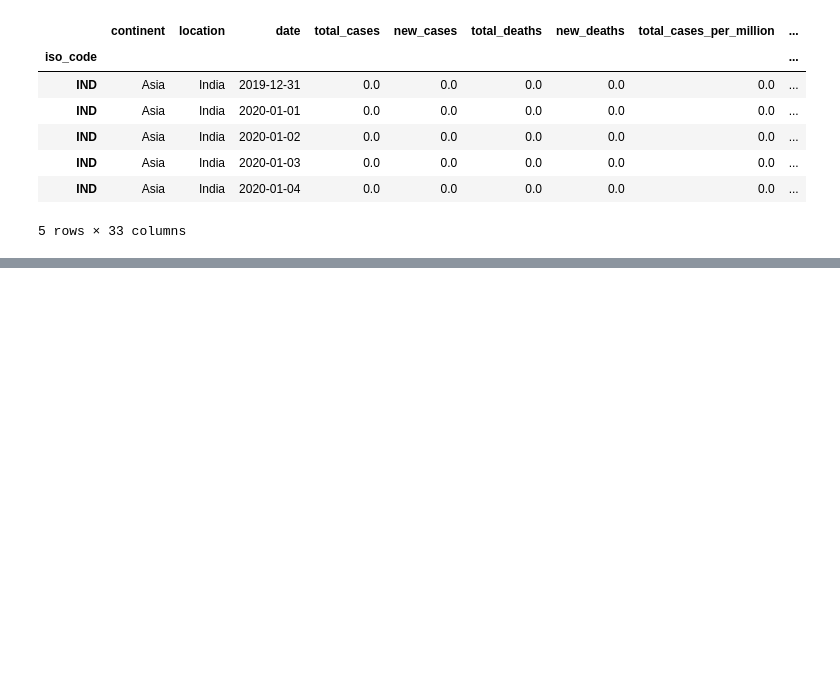
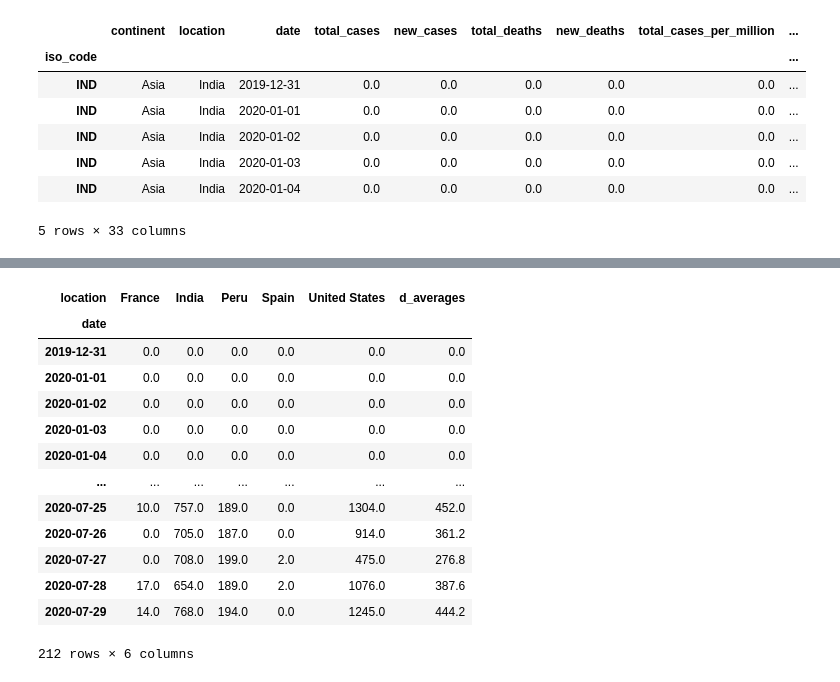
Before and after one commit to Jalex-Yestera/Proyecto_Covid_Agosto, a Jupyter notebook: src/Old es cool.ipynb, the cells around one changed output, grey strips where cells are left out. Drawn from its saved outputs; the diff is of its cells as text; code cells hidden in the pictures; blank space fills up the shorter version.

```diff
--- a/src/Old es cool.ipynb
+++ b/src/Old es cool.ipynb
@@ -59,7 +60,3 @@ df.head()
 | IND | Asia | India | 2020-01-03 | 0.0 | 0.0 | 0.0 | 0.0 | 0.0 | ... |
 | IND | Asia | India | 2020-01-04 | 0.0 | 0.0 | 0.0 | 0.0 | 0.0 | ... |
 5 rows × 33 columns
-# %%
-# Volvemos a cambiar el índice, esta vez a "date", que es buena práctica ;)
-
-df=df.set_index("date")
@@ -128,0 +63,6 @@ Name: new_deaths, dtype: float64>
+# %%
+# Cambiamos los valores Nan por ceros
+
+h=df.pivot_table('new_deaths', index='date',columns='location')
+h=h.fillna(0)
+h
@@ -128,0 +84,20 @@ Name: new_deaths, dtype: float64>
+# %%
+# Añadimos una columna con la media de los países por día.
+
+h["d_averages"]=h.mean(axis=1)
+h
+# %% [output]
+| location | France | India | Peru | Spain | United States | d_averages |
+| date |  |  |  |  |  |  |
+| 2019-12-31 | 0.0 | 0.0 | 0.0 | 0.0 | 0.0 | 0.0 |
+| 2020-01-01 | 0.0 | 0.0 | 0.0 | 0.0 | 0.0 | 0.0 |
+| 2020-01-02 | 0.0 | 0.0 | 0.0 | 0.0 | 0.0 | 0.0 |
+| 2020-01-03 | 0.0 | 0.0 | 0.0 | 0.0 | 0.0 | 0.0 |
+| 2020-01-04 | 0.0 | 0.0 | 0.0 | 0.0 | 0.0 | 0.0 |
+| ... | ... | ... | ... | ... | ... | ... |
+| 2020-07-25 | 10.0 | 757.0 | 189.0 | 0.0 | 1304.0 | 452.0 |
+| 2020-07-26 | 0.0 | 705.0 | 187.0 | 0.0 | 914.0 | 361.2 |
+| 2020-07-27 | 0.0 | 708.0 | 199.0 | 2.0 | 475.0 | 276.8 |
+| 2020-07-28 | 17.0 | 654.0 | 189.0 | 2.0 | 1076.0 | 387.6 |
+| 2020-07-29 | 14.0 | 768.0 | 194.0 | 0.0 | 1245.0 | 444.2 |
+212 rows × 6 columns
```
Also changed, not shown: parts of 11 cells of this notebook, 1 other file.
